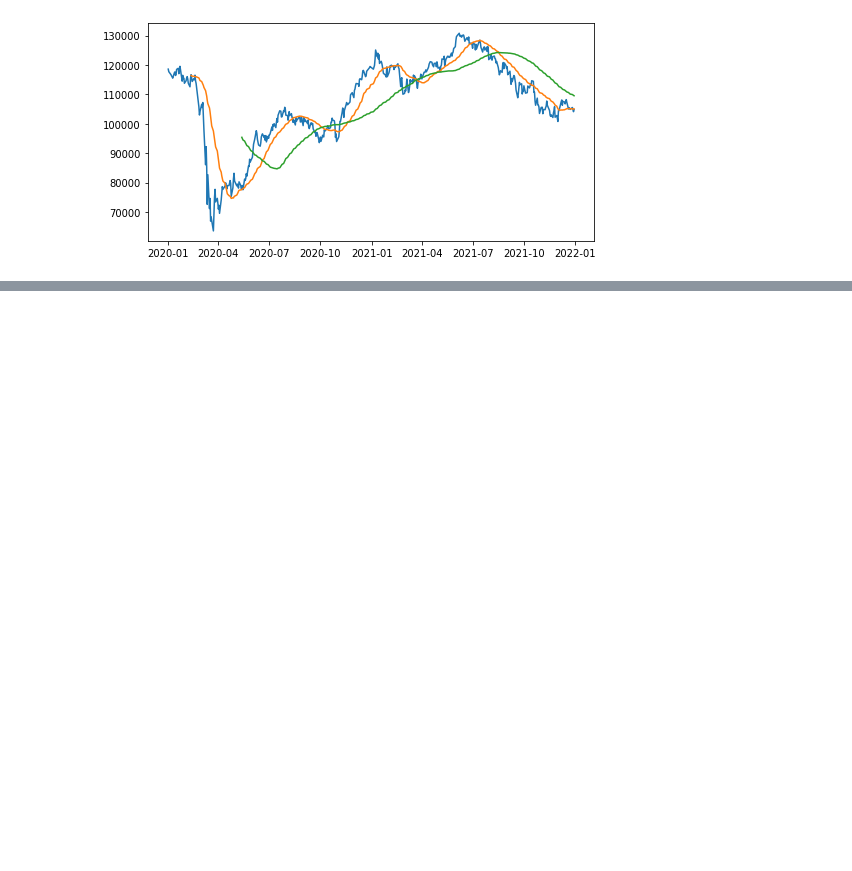
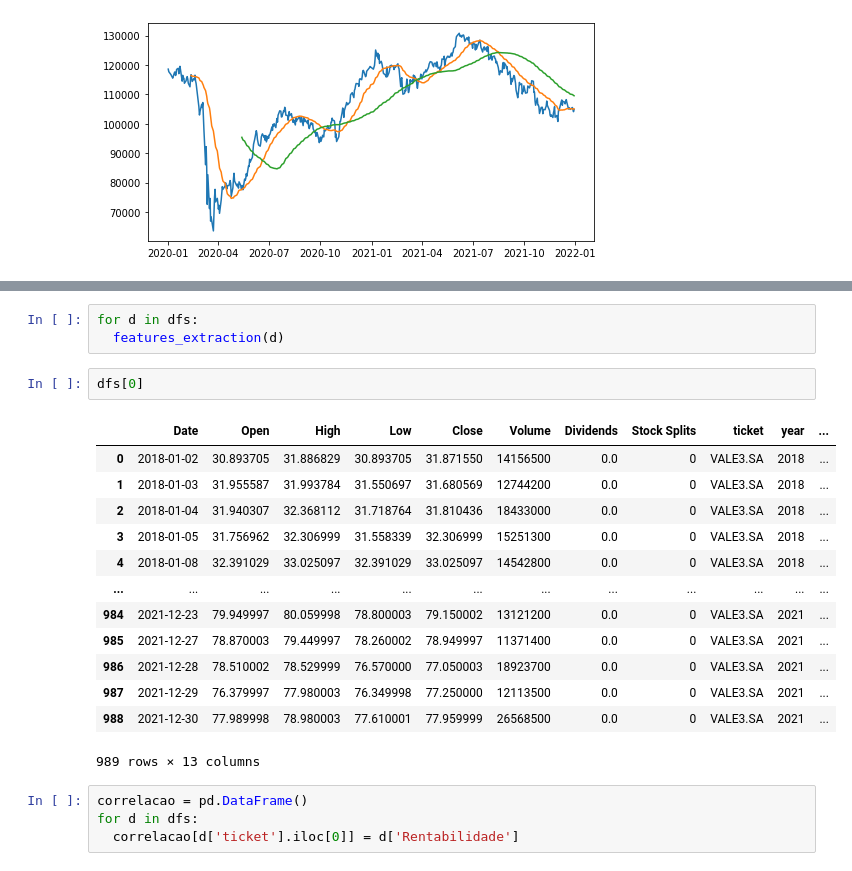
Before and after one commit to DheniMoura/stock-analysis, a Jupyter notebook: Stock_analysis.ipynb, the cells around one changed output, grey strips where cells are left out. Saved outputs shown, nothing was run; the diff lists cells and outputs as text; blank space fills up the shorter version.

```diff
--- a/Stock_analysis.ipynb
+++ b/Stock_analysis.ipynb
@@ -271,0 +372,23 @@ continua em 35:44 mminutos de vídeo
+# %%
+for d in dfs:
+  features_extraction(d)
+# %%
+dfs[0]
+# %% [output]
+|  | Date | Open | High | Low | Close | Volume | Dividends | Stock Splits | ticket | year | ... |
+| 0 | 2018-01-02 | 30.893705 | 31.886829 | 30.893705 | 31.871550 | 14156500 | 0.0 | 0 | VALE3.SA | 2018 | ... |
+| 1 | 2018-01-03 | 31.955587 | 31.993784 | 31.550697 | 31.680569 | 12744200 | 0.0 | 0 | VALE3.SA | 2018 | ... |
+| 2 | 2018-01-04 | 31.940307 | 32.368112 | 31.718764 | 31.810436 | 18433000 | 0.0 | 0 | VALE3.SA | 2018 | ... |
+| 3 | 2018-01-05 | 31.756962 | 32.306999 | 31.558339 | 32.306999 | 15251300 | 0.0 | 0 | VALE3.SA | 2018 | ... |
+| 4 | 2018-01-08 | 32.391029 | 33.025097 | 32.391029 | 33.025097 | 14542800 | 0.0 | 0 | VALE3.SA | 2018 | ... |
+| ... | ... | ... | ... | ... | ... | ... | ... | ... | ... | ... | ... |
+| 984 | 2021-12-23 | 79.949997 | 80.059998 | 78.800003 | 79.150002 | 13121200 | 0.0 | 0 | VALE3.SA | 2021 | ... |
+| 985 | 2021-12-27 | 78.870003 | 79.449997 | 78.260002 | 78.949997 | 11371400 | 0.0 | 0 | VALE3.SA | 2021 | ... |
+| 986 | 2021-12-28 | 78.510002 | 78.529999 | 76.570000 | 77.050003 | 18923700 | 0.0 | 0 | VALE3.SA | 2021 | ... |
+| 987 | 2021-12-29 | 76.379997 | 77.980003 | 76.349998 | 77.250000 | 12113500 | 0.0 | 0 | VALE3.SA | 2021 | ... |
+| 988 | 2021-12-30 | 77.989998 | 78.980003 | 77.610001 | 77.959999 | 26568500 | 0.0 | 0 | VALE3.SA | 2021 | ... |
+989 rows × 13 columns
+# %%
+correlacao = pd.DataFrame()
+for d in dfs:
+  correlacao[d['ticket'].iloc[0]] = d['Rentabilidade']
```
Also changed, not shown: parts of 26 cells of this notebook.
